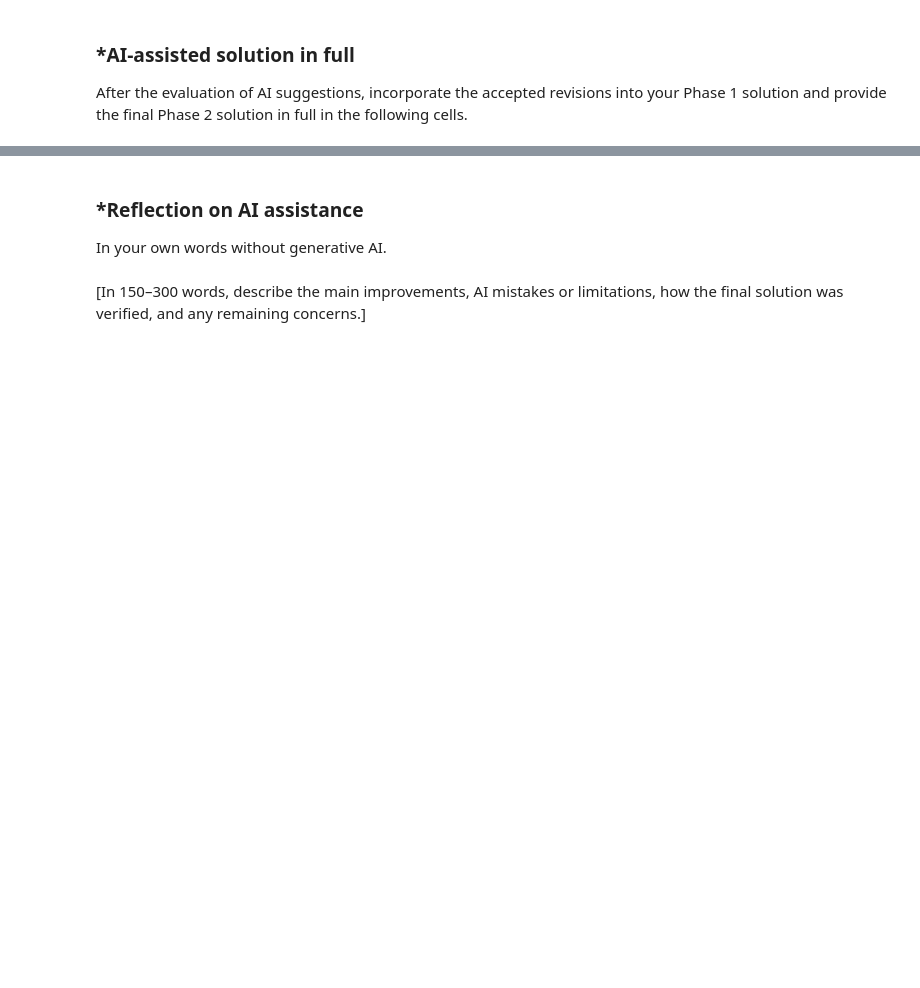
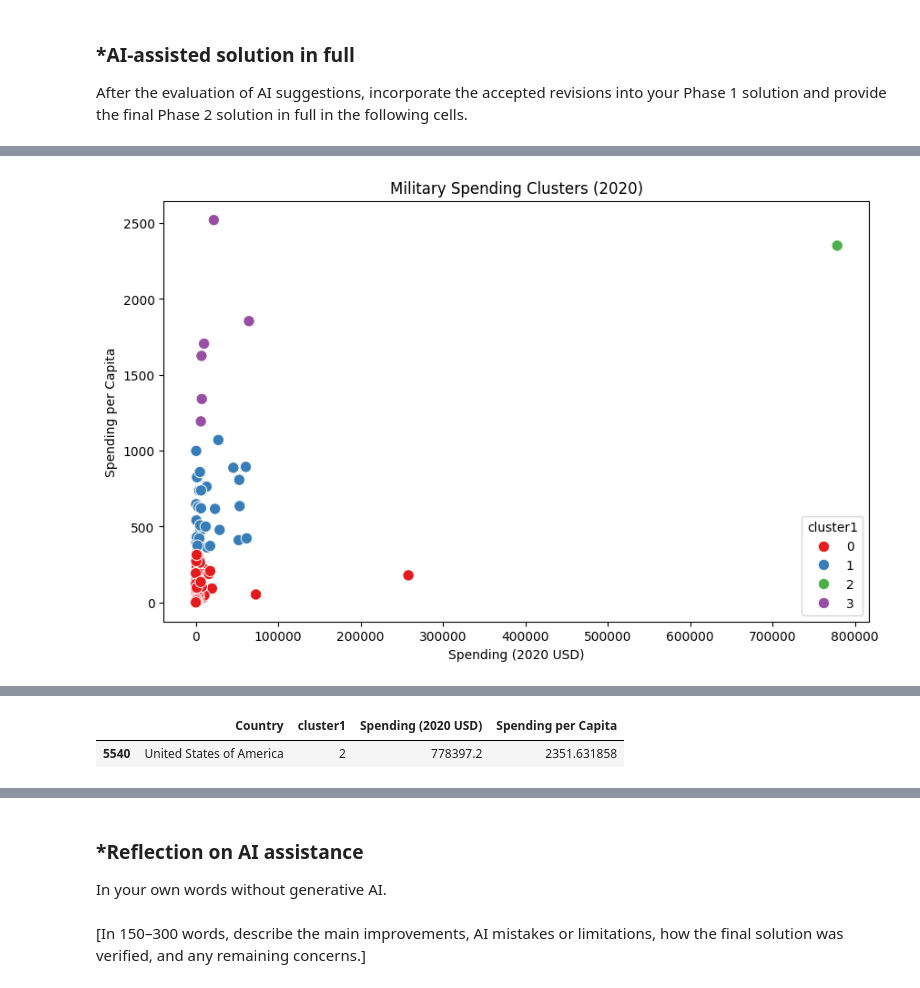
Before and after one commit to eyramg/A04-clustering, a Jupyter notebook: Copy_of_notebook.ipynb, the cells around one changed output, grey strips where cells are left out. Cells and saved outputs as stored; diff of their text form; code cells hidden in the pictures; blank space fills up the shorter version.

```diff
--- a/Copy_of_notebook.ipynb
+++ b/Copy_of_notebook.ipynb
@@ -411,0 +616,37 @@ After the evaluation of AI suggestions, incorporate the accepted revisions into
+# %%
+
+model1 = KMeans(
+    n_clusters=4,
+    random_state=100,
+    n_init=10
+)
+
+df2020["cluster1"] = model1.fit_predict(X1)
+
+plt.figure(figsize=(10, 6))
+
+sns.scatterplot(
+    data=df2020,
+    x="Spending (2020 USD)",
+    y="Spending per Capita",
+    hue="cluster1",
+    palette="Set1",
+    s=80
+)
+
+plt.title("Military Spending Clusters (2020)")
+plt.show()
+
+# Descriptive statistics
+display(df2020.groupby("cluster1")[variables1].describe())
+
+# United States
+display(
+    df2020[
+        df2020["Country"].str.contains(
+            "United States", case=False, na=False
+        )
+    ][["Country", "cluster1"] + variables1]
+)
+# %% [output]
+[figure, added]
@@ -411,0 +660,2 @@ After the evaluation of AI suggestions, incorporate the accepted revisions into
+|  | Country | cluster1 | Spending (2020 USD) | Spending per Capita |
+| 5540 | United States of America | 2 | 778397.2 | 2351.631858 |
```
Also changed, not shown: parts of 27 cells of this notebook.
